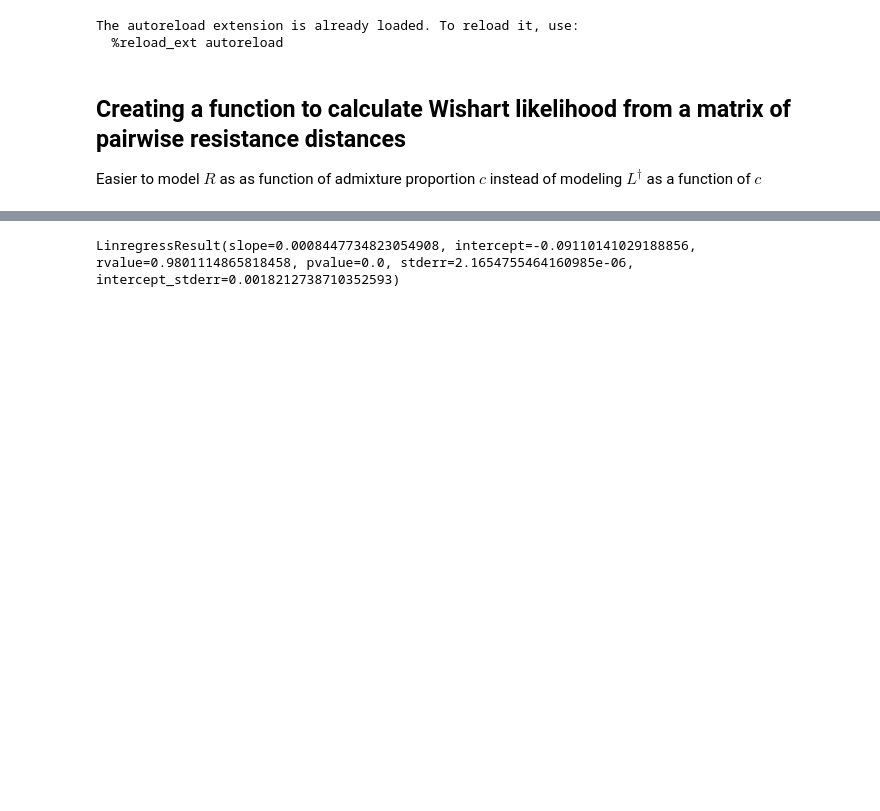
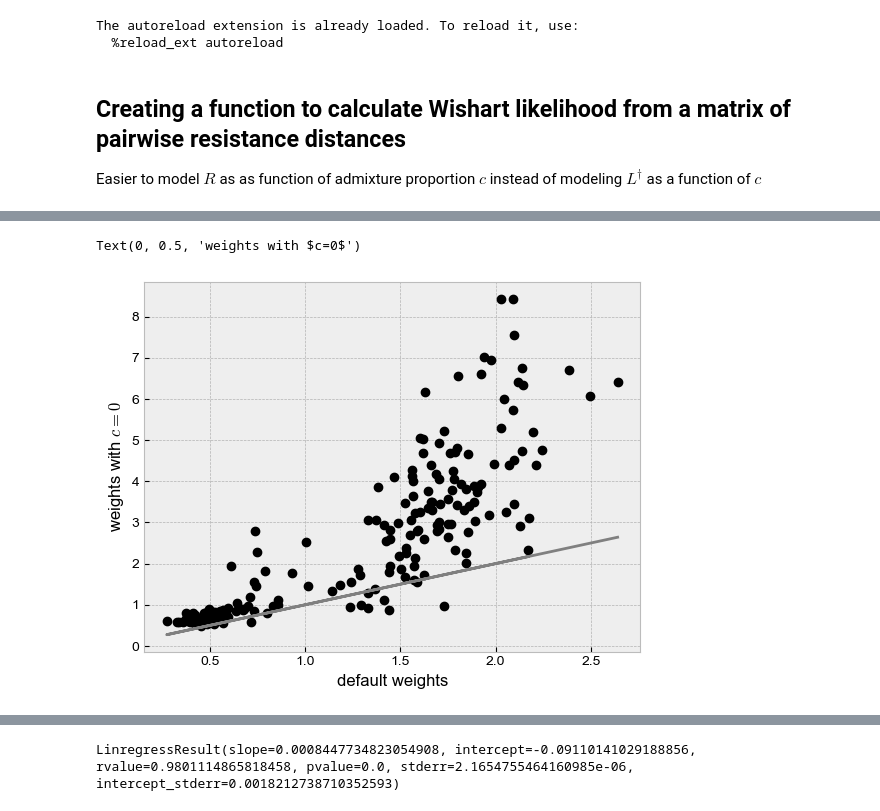
Before and after one commit to NovembreLab/feems, a Jupyter notebook: docs/notebooks/est-long-range.ipynb, the cells around one changed output, grey strips where cells are left out. Saved outputs shown, nothing was run; the diff lists cells and outputs as text; code cells hidden in the pictures; blank space fills up the shorter version.

Commit message:
initial (slow) version of full joint likelihood that estimates w, q, c

```diff
--- a/docs/notebooks/est-long-range.ipynb
+++ b/docs/notebooks/est-long-range.ipynb
@@ -276,0 +349,21 @@ def get_grad_FEEMS_demes_nll_w_c(c, opts):
+# %%
+# n_rows, n_columns = 8, 10
+# graph_def, coord_def, grid_def, edge_def = setup_graph(n_rows=n_rows, n_columns=n_columns, corridor_w=1., barrier_w=0.2, barrier_prob=1.0, corridor_left_prob=1., corridor_right_prob=1., barrier_startpt=3, barrier_endpt=7, n_samples_per_node=30)
+# gen_test_6 = simulate_genotypes(graph_def, target_n_snps=1500, n_print=1000)
+# sp_graph = Joint_SpatialGraph(gen_test_80, coord_def, grid_def, edge_def)
+# sp_graph.fit(lamb=3., optimize_q='n-dim', option='default')
+# defw = sp_graph.w; defq = sp_graph.q
+# obj = Joint_Objective(sp_graph); obj.inv(); obj.grad(reg=False)
+# gr = obj.grad_obj
+# sp_graph = Joint_SpatialGraph(gen_test_80, coord_def, grid_def, edge_def, long_range_edges=[(0,29)], c=0)
+# sp_graph.fit(lamb=3., optimize_q='n-dim', option='joint')
+# jtw = sp_graph.w; jtq = sp_graph.q
+# obj = Joint_Objective(sp_graph, option= 'joint'); obj.inv(); obj.grad(reg=False)
+# grjt = obj.grad_obj
+
+plt.plot(defw, jtw, 'ko'); plt.plot(defw,defw,ls='-',color='grey'); plt.xlabel('default weights'); plt.ylabel('weights with $c=0$')
+# plt.plot(defq, jtq, 'ko'); plt.plot(defq,defq,ls='-',color='grey'); plt.xlabel('default $q$'); plt.ylabel('$q$ with $c=0$')
+# plt.plot(gr, grjt, 'ko'); plt.plot(gr,gr,ls='-',color='grey'); plt.xlabel('gradient of obj (default)'); plt.ylabel('gradient of obj (with $c=0$)')
+# %% [output]
+Text(0, 0.5, 'weights with $c=0$')
+[figure, added]
```
Also changed, not shown: parts of 38 cells of this notebook, 3 other files.
